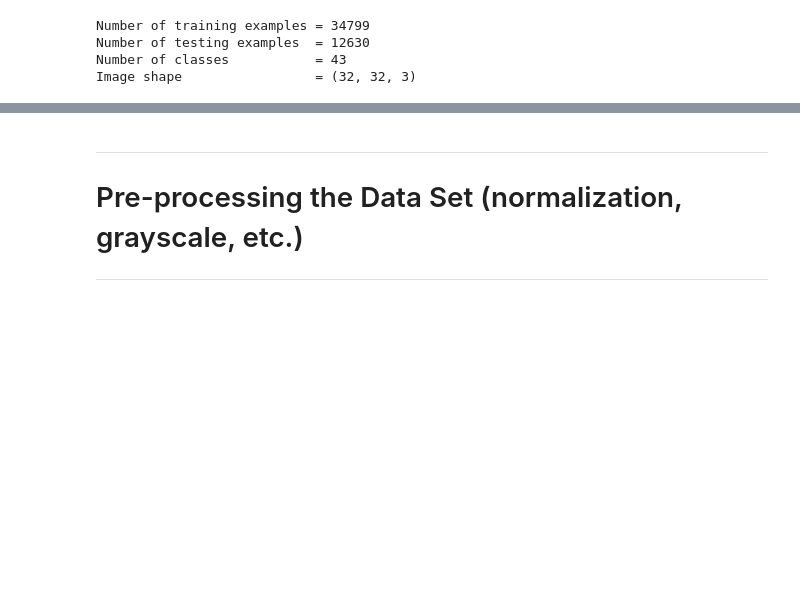
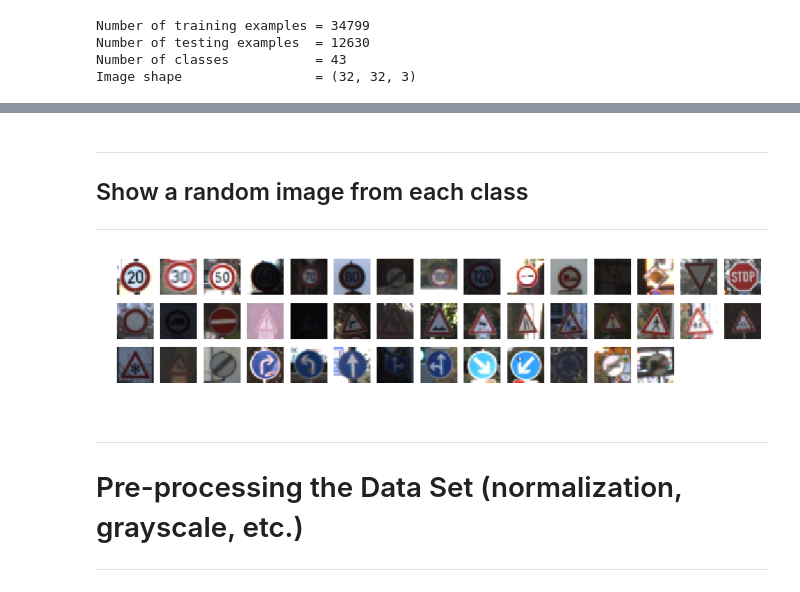
Before and after one commit to IbrahimOmar91/CarND-P03-TrafficSignClassifier, a Jupyter notebook: Traffic_Sign_Classifier.ipynb, the cells around one changed output, grey strips where cells are left out. Saved outputs shown, nothing was run; the diff lists cells and outputs as text; code cells hidden in the pictures; blank space fills up the shorter version.

```diff
--- a/Traffic_Sign_Classifier.ipynb
+++ b/Traffic_Sign_Classifier.ipynb
@@ -58,15 +65,0 @@ Image shape                 = (32, 32, 3)
-# %%
-import matplotlib.pyplot as plt
-%matplotlib inline
-
-import random
-
-fig, axs = plt.subplots(8,5, figsize=(20, 15))
-fig.subplots_adjust(hspace = .2, wspace=.001)
-axs = axs.ravel()
-for i in range(40):
-    index = random.randint(0, len(X_train))
-    image = X_train[index]
-    axs[i].axis('off')
-    axs[i].imshow(image)
-    axs[i].set_title(y_train[index])
@@ -75,3 +119,26 @@ for i in range(40):
+# %% [markdown]
+---
+## Show a random image from each class
+---
+# %%
+import random
+
+idx = {}
+labels = set(y_train)
+for i,y in enumerate(y_train) :
+    if y not in idx.keys() :
+        idx[y] = [i]
+    else :
+        idx[y].append(i)
+labels = list(set(y_train))[::-1]
+fig, axes = plt.subplots(3, 15, figsize=(15, 3))
+for ax in axes.flatten():
+    if labels:
+        i_img = random.choice(idx[labels.pop()])
+        ax.imshow(X_train[i_img])
+    ax.axis('off')
+# %% [output]
+[figure, added]
 # %% [markdown]
 ---
 # Pre-processing the Data Set (normalization, grayscale, etc.)
```
Also changed, not shown: parts of 13 cells of this notebook, 2 other files.
